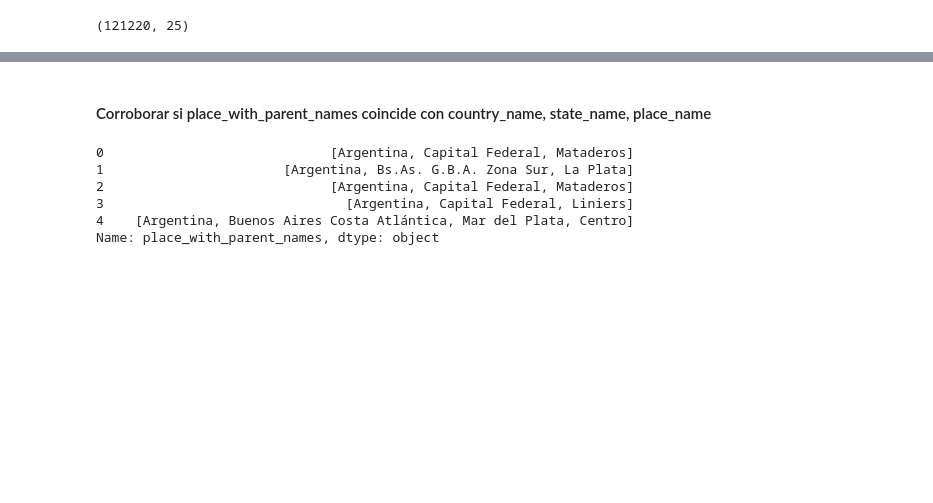
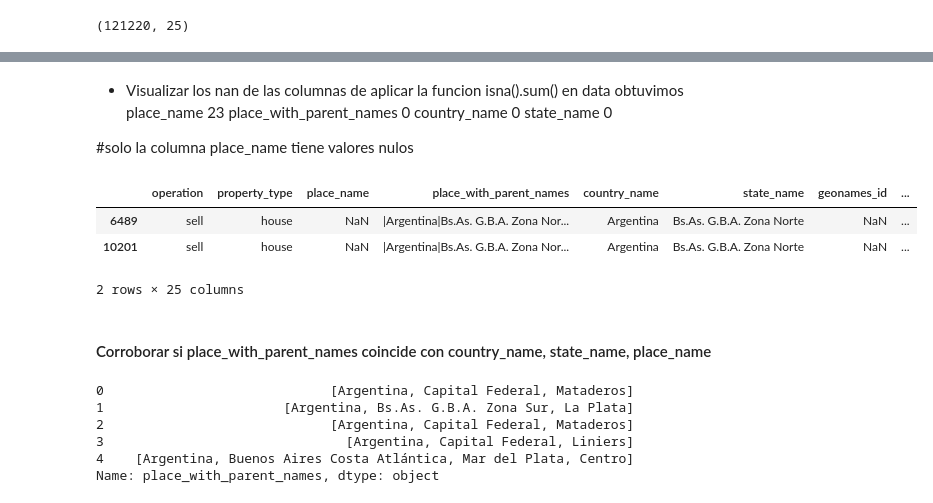
Before and after one commit to LuiosDyet/dh-ds-pi-1, a Jupyter notebook: ubicacion.ipynb, the cells around one changed output, grey strips where cells are left out. Saved outputs shown, nothing was run; the diff lists cells and outputs as text; code cells hidden in the pictures; blank space fills up the shorter version.

```diff
--- a/ubicacion.ipynb
+++ b/ubicacion.ipynb
@@ -27,3 +177,24 @@ location_data.head()
+# %% [markdown]
+- Visualizar los nan de las columnas
+de aplicar la funcion isna().sum() en data obtuvimos
+place_name                        23
+place_with_parent_names            0
+country_name                       0
+state_name                         0
+
+#solo la columna place_name tiene valores nulos
+# %%
+#vemos que filas son y como podemos completarlas o no
+
+data[data.place_name.isna()].head(2)
+
+#los 23 datos pueden completarse con fillna con el dato de "Tigre" ya que vimos en place_name que "Tigre" 3324, un valor signif
+#si escogemos como representativa la ciudad, sino buscamos el barrio?
+# %% [output]
+|  | operation | property_type | place_name | place_with_parent_names | country_name | state_name | geonames_id | ... |
+| 6489 | sell | house | NaN | |Argentina|Bs.As. G.B.A. Zona Nor... | Argentina | Bs.As. G.B.A. Zona Norte | NaN | ... |
+| 10201 | sell | house | NaN | |Argentina|Bs.As. G.B.A. Zona Nor... | Argentina | Bs.As. G.B.A. Zona Norte | NaN | ... |
+2 rows × 25 columns
 # %% [markdown]
 #### Corroborar si place_with_parent_names coincide con country_name, state_name, place_name
 # %%
```
Also changed, not shown: parts of 12 cells of this notebook, 1 other file.
